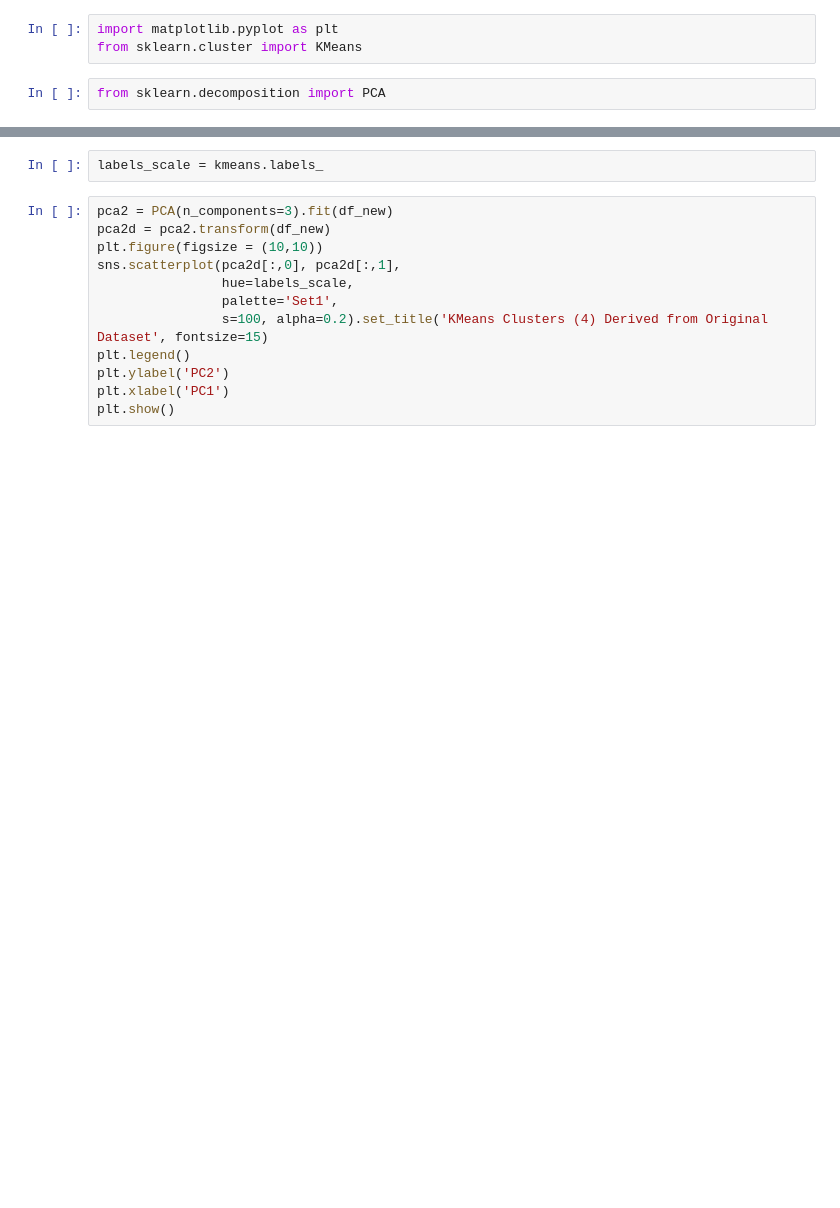
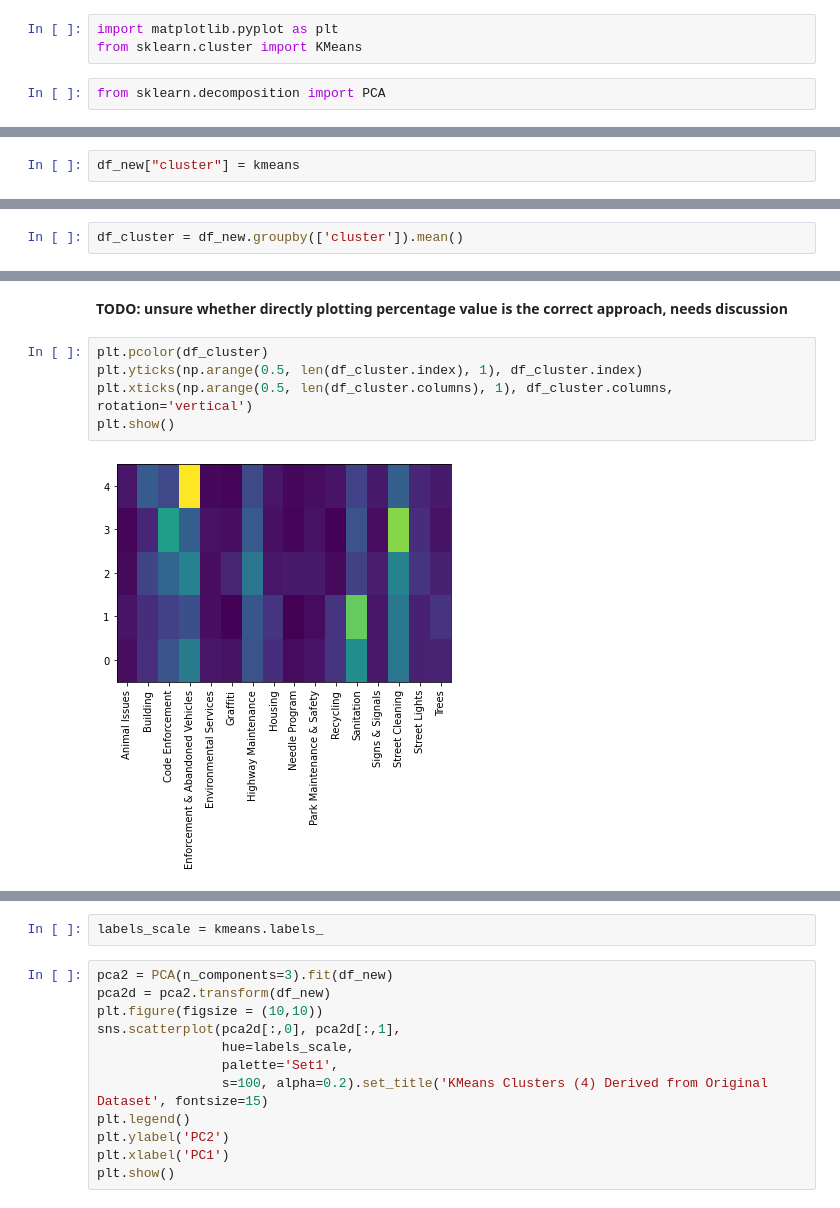
Before and after one commit to cicattzo/analytics-edge-project, a Jupyter notebook: clustering.ipynb, the cells around one changed output, grey strips where cells are left out. Saved outputs shown, nothing was run; the diff lists cells and outputs as text; blank space fills up the shorter version.

```diff
--- a/clustering.ipynb
+++ b/clustering.ipynb
@@ -184,0 +211,2 @@ print(centroids)
+# %%
+df_new["cluster"] = kmeans
@@ -184,0 +236,2 @@ print(centroids)
+# %%
+df_cluster = df_new.groupby(['cluster']).mean()
@@ -184,0 +248,9 @@ print(centroids)
+# %% [markdown]
+<b> TODO: unsure whether directly plotting percentage value is the correct approach, needs discussion </b>
+# %%
+plt.pcolor(df_cluster)
+plt.yticks(np.arange(0.5, len(df_cluster.index), 1), df_cluster.index)
+plt.xticks(np.arange(0.5, len(df_cluster.columns), 1), df_cluster.columns, rotation='vertical')
+plt.show()
+# %% [output]
+[figure, added]
```
Also changed, not shown: parts of 18 cells of this notebook.
